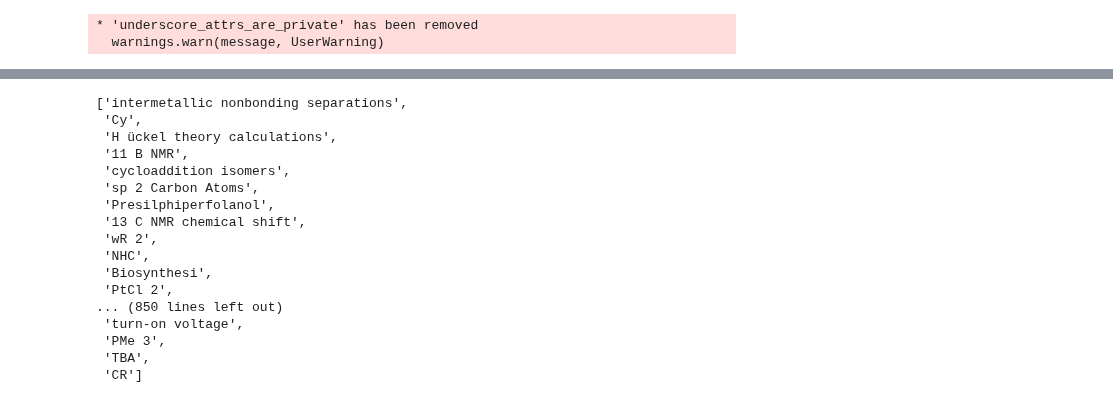
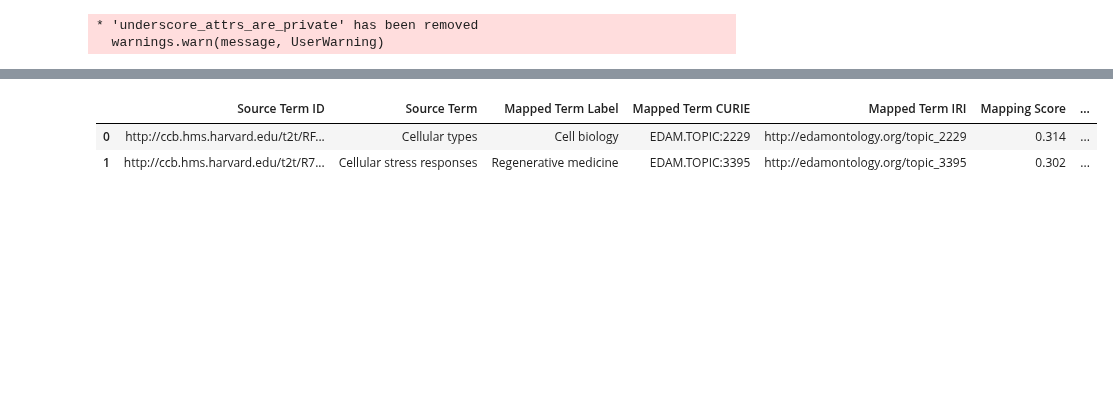
Before and after one commit to ZubairQazi/NDE-GPT, a Jupyter notebook: test_notebooks/text2term_figshare.ipynb, the cells around one changed output, grey strips where cells are left out. Saved outputs shown, nothing was run; the diff lists cells and outputs as text; code cells hidden in the pictures; blank space fills up the shorter version.

Commit message:
Add figshare mapping notebook

```diff
--- a/test_notebooks/text2term_figshare.ipynb
+++ b/test_notebooks/text2term_figshare.ipynb
@@ -18,0 +84,2 @@ edam_ontology = text2term.cache_ontology("https://data.bioontology.org/ontologie
+# %%
+mappings = text2term.map_terms(deprecated_terms, "EDAM", use_cache=True)
@@ -18,0 +91,7 @@ edam_ontology = text2term.cache_ontology("https://data.bioontology.org/ontologie
+# %%
+mappings = mappings[mappings['Mapped Term CURIE'].str.contains('TOPIC')]
+# %%
+idx = mappings.groupby('Source Term')['Mapping Score'].idxmax()
+
+# Use the indices to filter the original DataFrame
+highest_score_mappings = mappings.loc[idx]
@@ -18,0 +100,6 @@ edam_ontology = text2term.cache_ontology("https://data.bioontology.org/ontologie
+# %%
+unmapped = deprecated_rows[~deprecated_rows['Source Term'].isin(highest_score_mappings['Source Term'])]
+unmapped.to_csv('deprecated_unmapped.csv', index=False)
+# %%
+text2term.map_terms(unmapped['Source Term'].to_list(), "EDAM", use_cache=True)
+# %% [output]
@@ -19 +110,4 @@ edam_ontology = text2term.cache_ontology("https://data.bioontology.org/ontologie
+|  | Source Term ID | Source Term | Mapped Term Label | Mapped Term CURIE | Mapped Term IRI | Mapping Score | ... |
+| 0 | http://ccb.hms.harvard.edu/t2t/RF... | Cellular types | Cell biology | EDAM.TOPIC:2229 | http://edamontology.org/topic_2229 | 0.314 | ... |
+| 1 | http://ccb.hms.harvard.edu/t2t/R7... | Cellular stress responses | Regenerative medicine | EDAM.TOPIC:3395 | http://edamontology.org/topic_3395 | 0.302 | ... |
 # %%
@@ -27,20 +120,0 @@ unique_keywords = list(set(all_keywords))
-# %%
-unique_keywords
-# %% [output]
-['intermetallic nonbonding separations',
- 'Cy',
- 'H ückel theory calculations',
- '11 B NMR',
- 'cycloaddition isomers',
- 'sp 2 Carbon Atoms',
- 'Presilphiperfolanol',
- '13 C NMR chemical shift',
- 'wR 2',
- 'NHC',
- 'Biosynthesi',
- 'PtCl 2',
-... (850 lines left out)
- 'turn-on voltage',
- 'PMe 3',
- 'TBA',
- 'CR']
```
Also changed, not shown: parts of 49 cells of this notebook.
